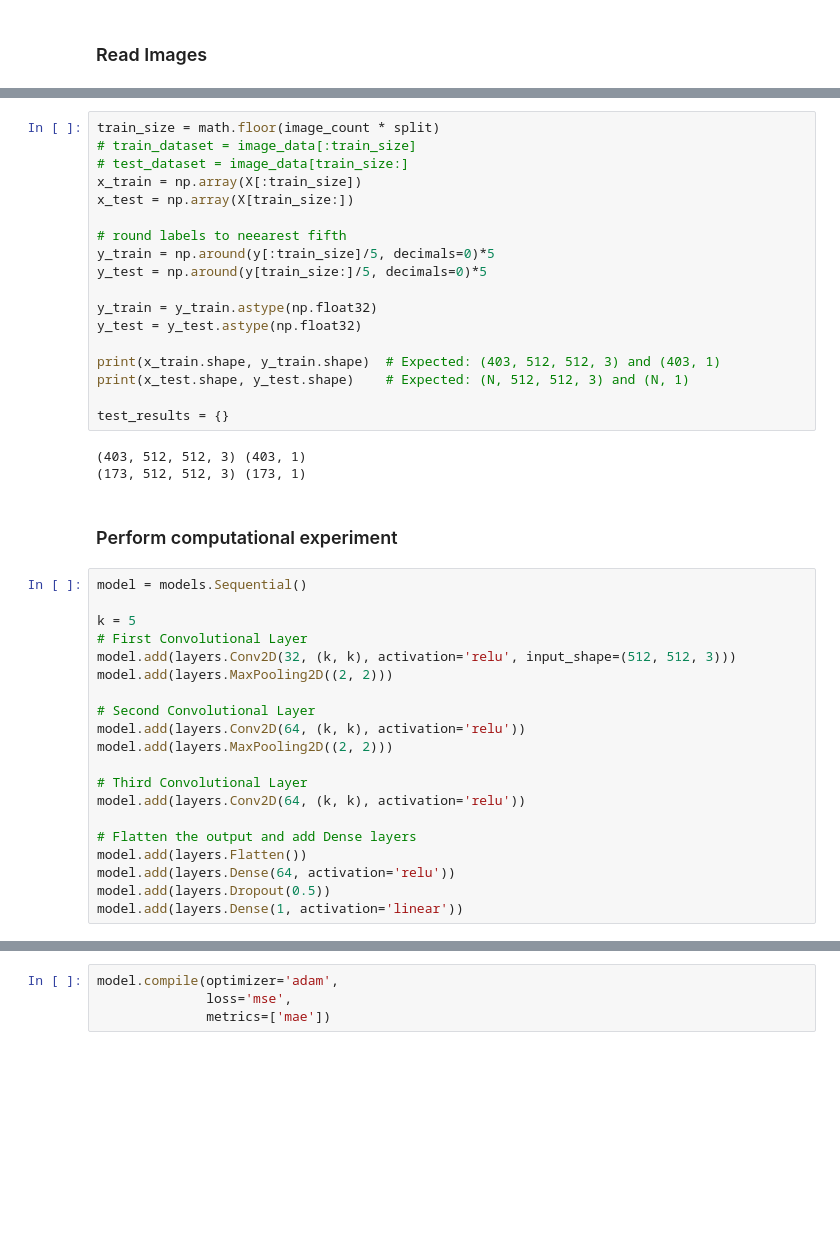
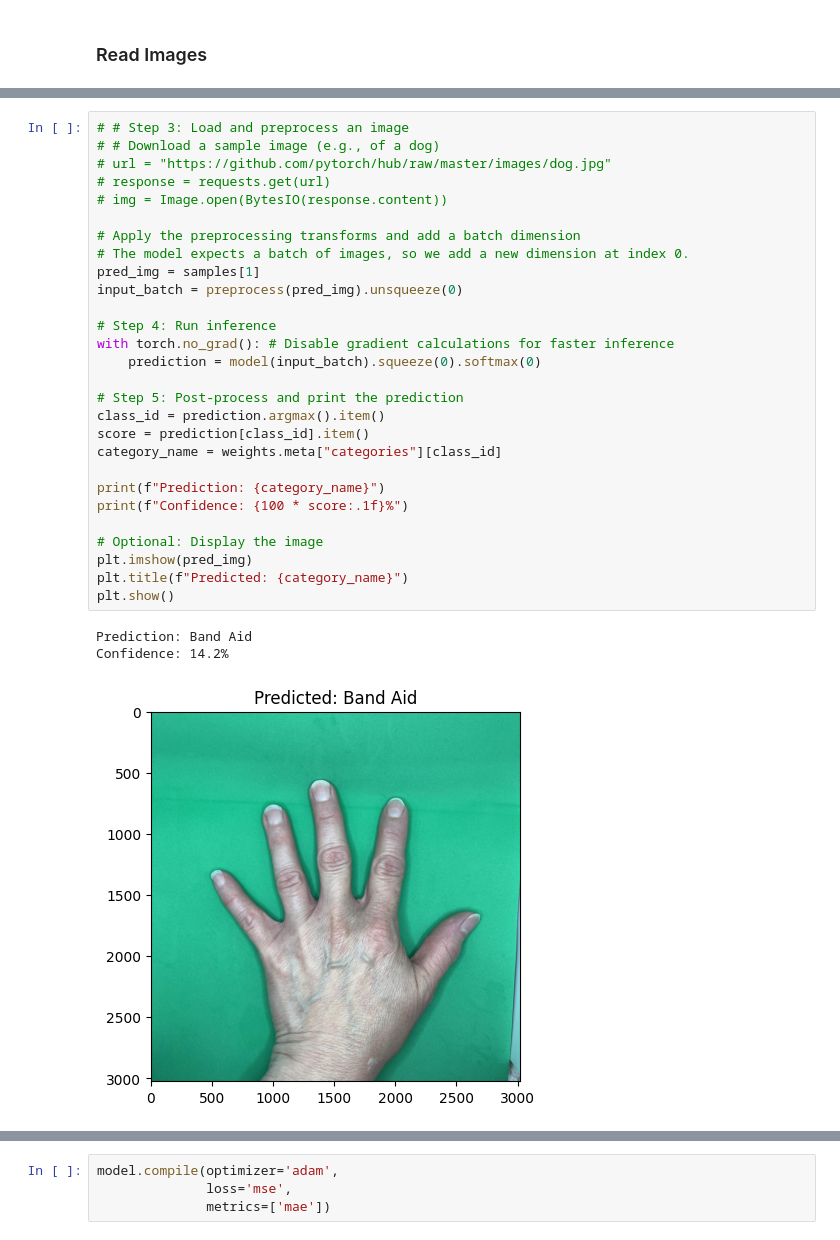
Before and after one commit to velexi-research/DermaML, a Jupyter notebook: notebooks/2025-09-15-NT-ResNet-Texture.ipynb, the cells around one changed output, grey strips where cells are left out. Saved outputs shown, nothing was run; the diff lists cells and outputs as text; blank space fills up the shorter version.

```diff
--- a/notebooks/2025-09-15-NT-ResNet-Texture.ipynb
+++ b/notebooks/2025-09-15-NT-ResNet-Texture.ipynb
@@ -152,43 +131,32 @@ array([[ 21],
-# %%
-train_size = math.floor(image_count * split)
-# train_dataset = image_data[:train_size]
-# test_dataset = image_data[train_size:]
-x_train = np.array(X[:train_size])
-x_test = np.array(X[train_size:])
-
-# round labels to neearest fifth
-y_train = np.around(y[:train_size]/5, decimals=0)*5
-y_test = np.around(y[train_size:]/5, decimals=0)*5
-
-y_train = y_train.astype(np.float32)
-y_test = y_test.astype(np.float32)
-
-print(x_train.shape, y_train.shape)  # Expected: (403, 512, 512, 3) and (403, 1)
-print(x_test.shape, y_test.shape)    # Expected: (N, 512, 512, 3) and (N, 1)
-
-test_results = {}
-# %% [output]
-(403, 512, 512, 3) (403, 1)
-(173, 512, 512, 3) (173, 1)
-# %% [markdown]
-### Perform computational experiment
-# %%
-model = models.Sequential()
-
-k = 5
-# First Convolutional Layer
-model.add(layers.Conv2D(32, (k, k), activation='relu', input_shape=(512, 512, 3)))
-model.add(layers.MaxPooling2D((2, 2)))
-
-# Second Convolutional Layer
-model.add(layers.Conv2D(64, (k, k), activation='relu'))
-model.add(layers.MaxPooling2D((2, 2)))
-
-# Third Convolutional Layer
-model.add(layers.Conv2D(64, (k, k), activation='relu'))
-
-# Flatten the output and add Dense layers
-model.add(layers.Flatten())
-model.add(layers.Dense(64, activation='relu'))
-model.add(layers.Dropout(0.5))
-model.add(layers.Dense(1, activation='linear'))
+# %%
+# # Step 3: Load and preprocess an image
+# # Download a sample image (e.g., of a dog)
+# url = "https://github.com/pytorch/hub/raw/master/images/dog.jpg"
+# response = requests.get(url)
+# img = Image.open(BytesIO(response.content))
+
+# Apply the preprocessing transforms and add a batch dimension
+# The model expects a batch of images, so we add a new dimension at index 0.
+pred_img = samples[1]
+input_batch = preprocess(pred_img).unsqueeze(0)
+
+# Step 4: Run inference
+with torch.no_grad(): # Disable gradient calculations for faster inference
+    prediction = model(input_batch).squeeze(0).softmax(0)
+
+# Step 5: Post-process and print the prediction
+class_id = prediction.argmax().item()
+score = prediction[class_id].item()
+category_name = weights.meta["categories"][class_id]
+
+print(f"Prediction: {category_name}")
+print(f"Confidence: {100 * score:.1f}%")
+
+# Optional: Display the image
+plt.imshow(pred_img)
+plt.title(f"Predicted: {category_name}")
+plt.show()
+# %% [output]
+Prediction: Band Aid
+Confidence: 14.2%
+[figure, added]
```
Also changed, not shown: parts of 18 cells of this notebook, 3 other files.
